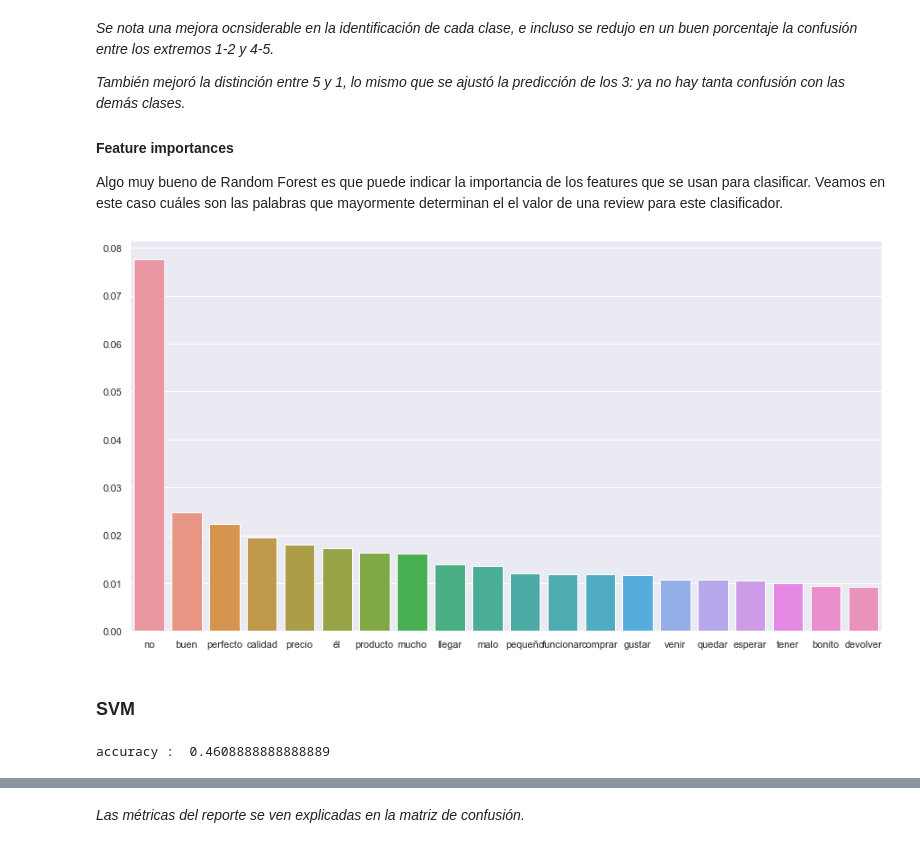
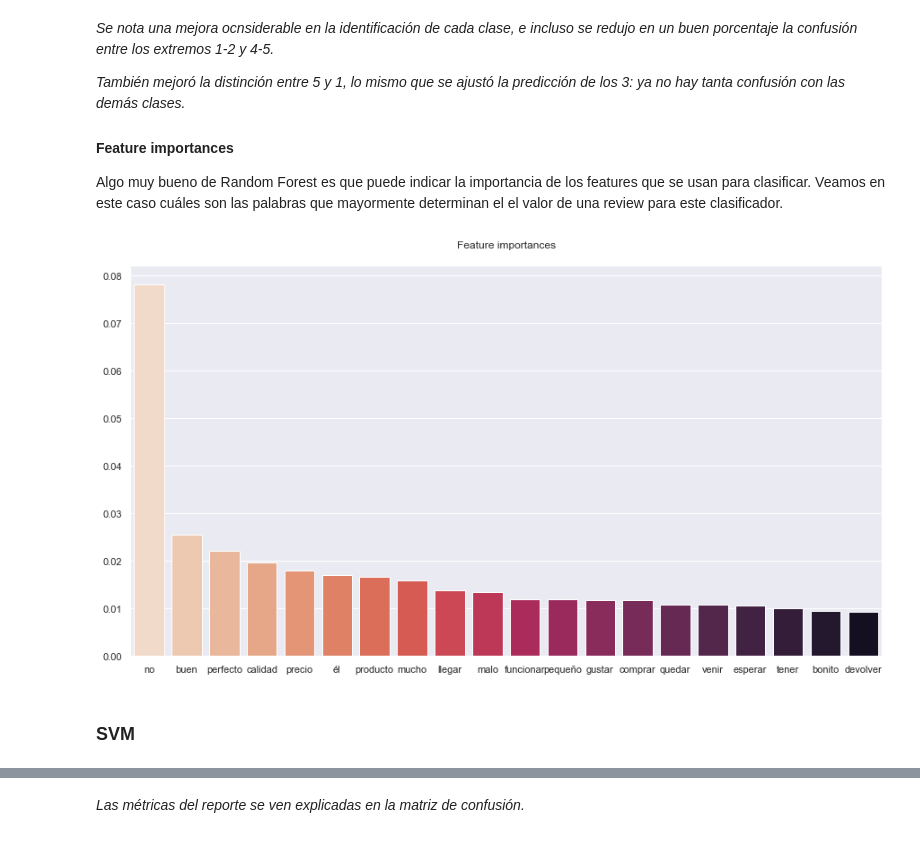
Before and after one commit to lusalmeron/Acamica-DS-Proyecto-3-NLP, a Jupyter notebook: PROYECTO_03_NLP_Salmeron.ipynb, the cells around one changed output, grey strips where cells are left out. Saved outputs shown, nothing was run; the diff lists cells and outputs as text; code cells hidden in the pictures.

```diff
--- a/Salmerón_Proyecto_03_NLP.ipynb
+++ b/PROYECTO_03_NLP_Salmeron.ipynb
@@ -950,33 +956,31 @@ Algo muy bueno de Random Forest es que puede indicar la importancia de los featu
 # %%
 # Le preguntamos la importancia de cada feature (cada palabra)
 importances = rf.feature_importances_
 # Tomamos la lista de palabras
 all_words = tfidf.get_feature_names()
 columns = all_words
 
 # Ordenamos por importnacia y tomamos las 20 primeras
 indices = np.argsort(importances)[::-1]
 indices = indices[:20]
-selected_columns = [columns[i] for i in indices]
-selected_importances = importances[indices]
+selected_columns = [columns[i] for i in indices] #
+selected_importances = importances[indices] #
 
 # Por ultimo graficamos
 plt.figure(figsize = (15,8))
-sns.barplot(selected_columns, selected_importances)
+plt.title(label='Feature importances',pad=20)
+sns.barplot(x=selected_columns, y=selected_importances,palette='rocket_r')
 plt.show()
 # %% [output]
-[figure, old version]
+[figure, new version]
 # %% [markdown]
 ### SVM
 # %%
-# Notar que en vez de utilizar SVC, vamos a usar LinearSVC.
-# Para el Kernel Lineal, esta función es MUCHO mas rapida que la tradicional SVC.
-from sklearn.svm import LinearSVC
+# En vez de utilizar SVC, vamos a usar LinearSVC,
+# ya que para el Kernel Lineal esta función es MUCHO mas rapida que la tradicional SVC.
 
-svc = LinearSVC(C = 1)
+svc = SVC(kernel='linear',C = 1)
 svc.fit(xtrain,ytrain)
 
 y_pred = svc.predict(xtest)
-print("accuracy : ", accuracy_score(ytest, y_pred))
+print(color.BOLD + 'Accuracy : ' + color.END, accuracy_score(ytest, y_pred))
-# %% [output]
-accuracy :  0.4608888888888889
```
Also changed, not shown: parts of 32 cells of this notebook.
